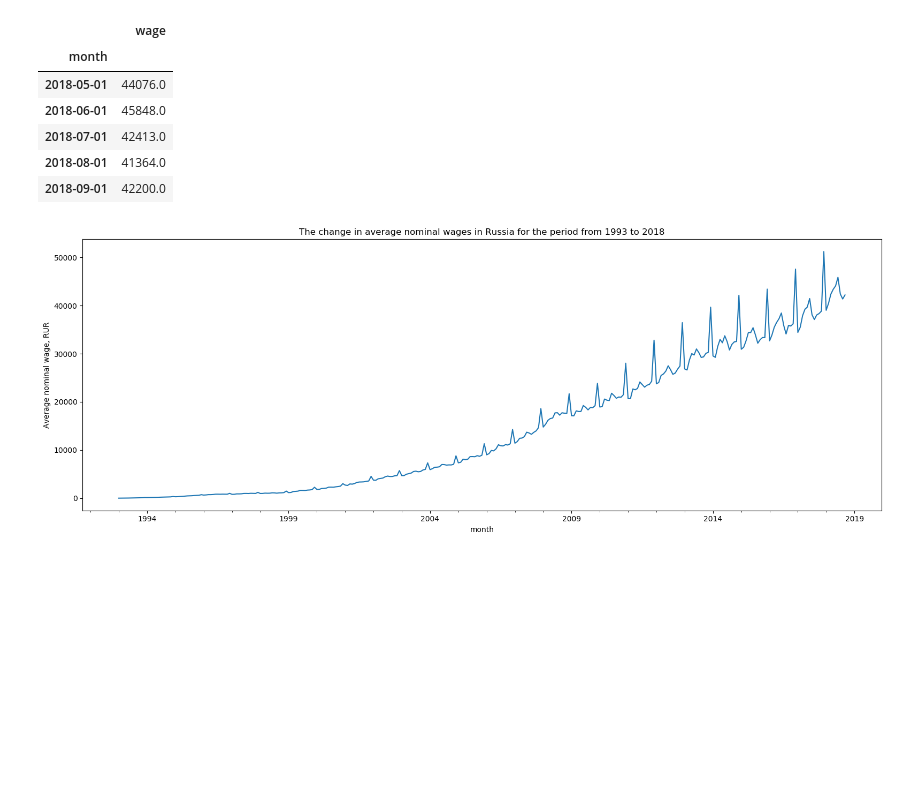
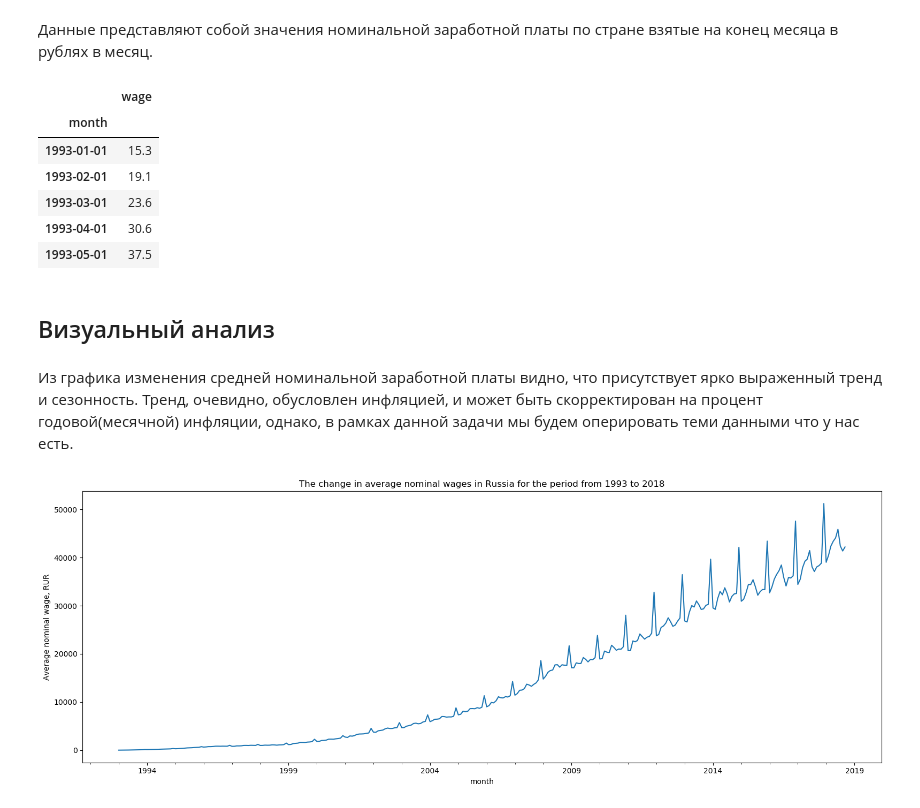
Before and after one commit to armavox/mldaspec, a Jupyter notebook: course5/notebooks/w1Peer_russian_wage.ipynb, the cells around one changed output. Saved outputs shown, nothing was run; the diff lists cells and outputs as text; code cells hidden in the pictures; blank space fills up the shorter version.

```diff
--- a/course5/notebooks/w1Peer_russian_wage.ipynb
+++ b/course5/notebooks/w1Peer_russian_wage.ipynb
@@ -10,17 +12,23 @@ import scipy.stats as sts
+# %% [markdown]
+Данные представляют собой значения номинальной заработной платы по стране взятые на конец месяца в рублях в месяц.
 # %%
 df = pd.read_csv('data/WAG_C_M.csv', sep=';',
                  index_col='month', parse_dates=['month'],
                  dayfirst=True)
 df.columns =['wage']
-df.tail()
+df.head()
 # %% [output]
 |  | wage |
 | month |  |
-| 2018-05-01 | 44076.0 |
-| 2018-06-01 | 45848.0 |
-| 2018-07-01 | 42413.0 |
-| 2018-08-01 | 41364.0 |
-| 2018-09-01 | 42200.0 |
+| 1993-01-01 | 15.3 |
+| 1993-02-01 | 19.1 |
+| 1993-03-01 | 23.6 |
+| 1993-04-01 | 30.6 |
+| 1993-05-01 | 37.5 |
+# %% [markdown]
+## Визуальный анализ
+# %% [markdown]
+Из графика изменения средней номинальной заработной платы видно, что присутствует ярко выраженный тренд и сезонность. Тренд, очевидно, обусловлен инфляцией, и может быть скорректирован на процент годовой(месячной) инфляции, однако, в рамках данной задачи мы будем оперировать теми данными что у нас есть.
 # %%
 df.wage.plot(figure=plt.figure(figsize=(16,6), dpi=100));
 plt.ylabel('Average nominal wage, RUR');
```
Also changed, not shown: parts of 65 cells of this notebook, 2 other files.
